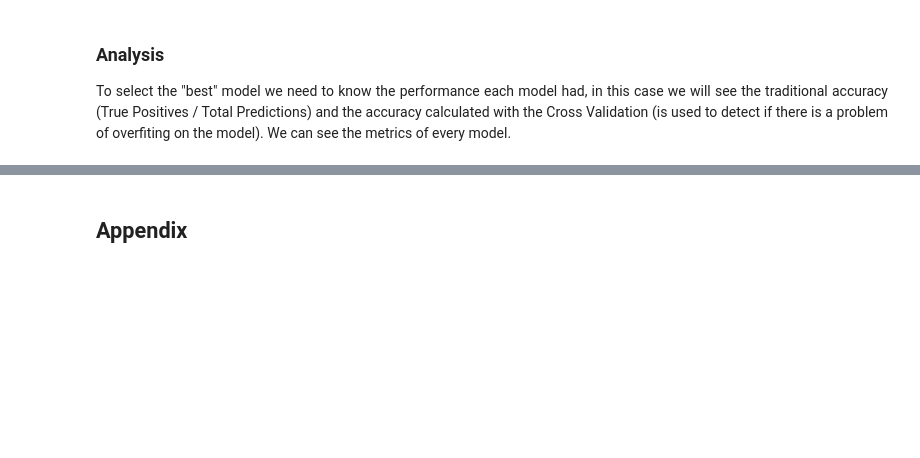
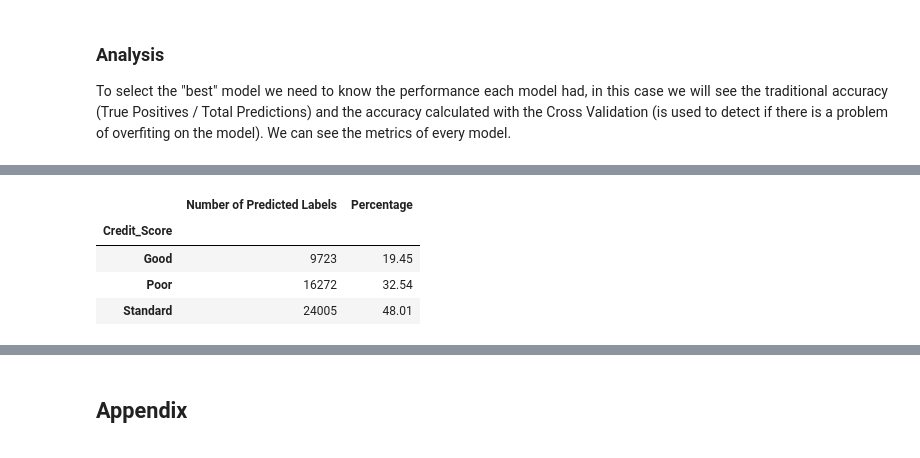
Before and after one commit to EmilianoMena01/Project2_ClassifierModel, a Jupyter notebook: project.ipynb, the cells around one changed output, grey strips where cells are left out. Cells and saved outputs as stored; diff of their text form; code cells hidden in the pictures; blank space fills up the shorter version.

```diff
--- a/project.ipynb
+++ b/project.ipynb
@@ -210,0 +209,8 @@ m.test.head(10)[['Customer_ID','Credit_Score']]
+# %%
+m.test_results
+# %% [output]
+|  | Number of Predicted Labels | Percentage |
+| Credit_Score |  |  |
+| Good | 9723 | 19.45 |
+| Poor | 16272 | 32.54 |
+| Standard | 24005 | 48.01 |
```
Also changed, not shown: parts of 18 cells of this notebook, 12 other files.
